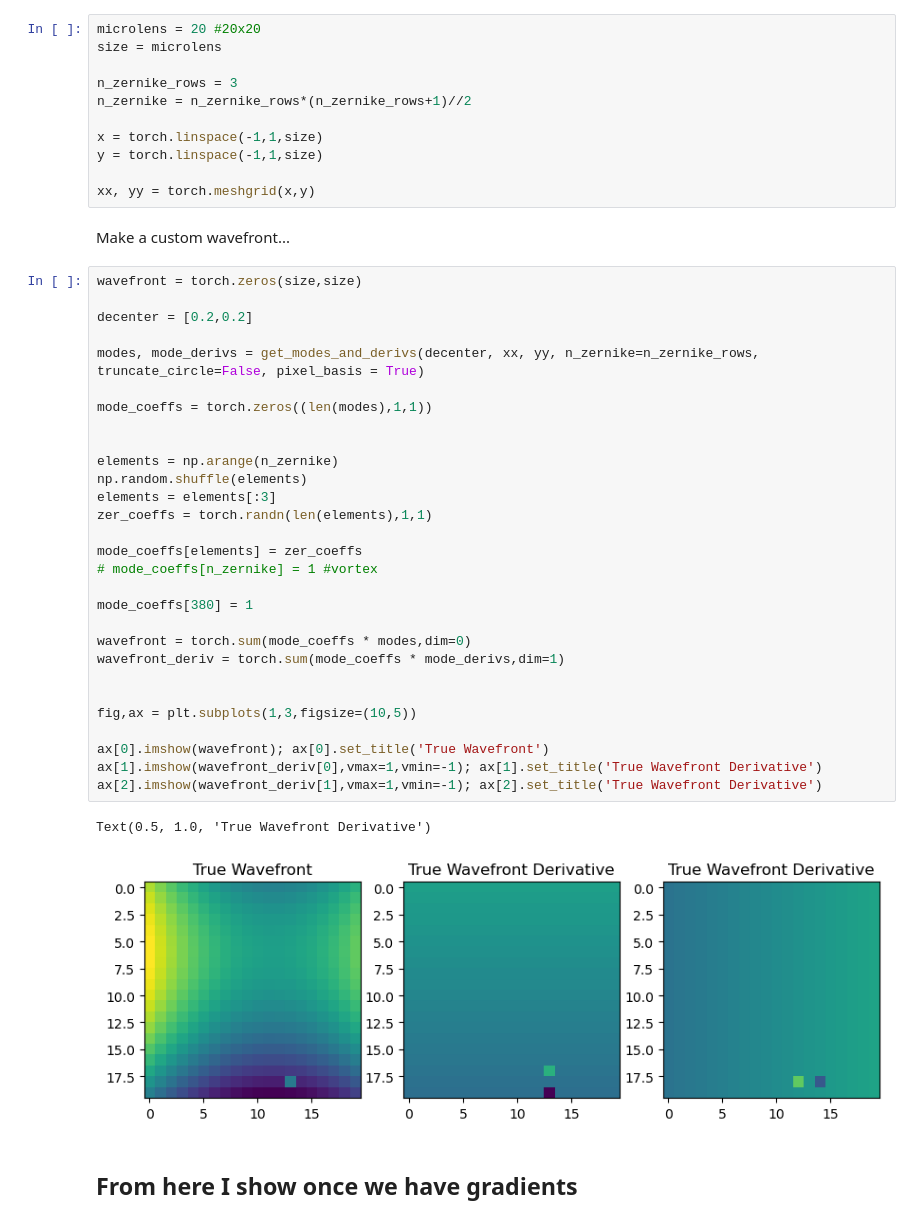
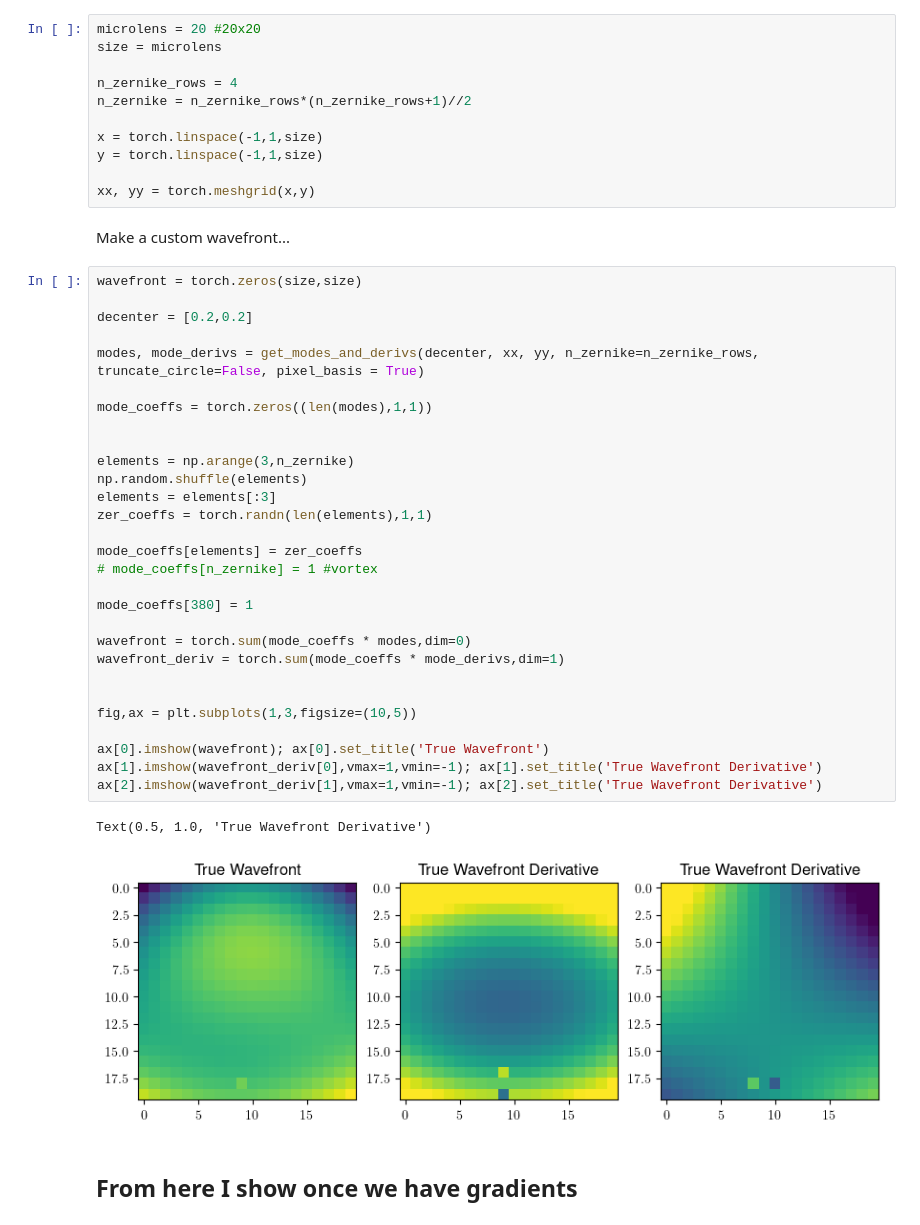
Before and after one commit to sunnyhoward/overdictionary, a Jupyter notebook: Gradient.ipynb, the cells around one changed output. Cells and saved outputs as stored; diff of their text form.

```diff
--- a/Gradient.ipynb
+++ b/Gradient.ipynb
@@ -22,7 +20,7 @@ Load the Modes and the derivatives
 microlens = 20 #20x20
 size = microlens
 
-n_zernike_rows = 3
+n_zernike_rows = 4
 n_zernike = n_zernike_rows*(n_zernike_rows+1)//2
 
 x = torch.linspace(-1,1,size)
@@ -34,35 +32,35 @@ Make a custom wavefront...
 # %%
 wavefront = torch.zeros(size,size)
 
 decenter = [0.2,0.2]
 
 modes, mode_derivs = get_modes_and_derivs(decenter, xx, yy, n_zernike=n_zernike_rows, truncate_circle=False, pixel_basis = True)
 
 mode_coeffs = torch.zeros((len(modes),1,1))
 
 
-elements = np.arange(n_zernike)
+elements = np.arange(3,n_zernike)
 np.random.shuffle(elements)
 elements = elements[:3]
 zer_coeffs = torch.randn(len(elements),1,1)
 
 mode_coeffs[elements] = zer_coeffs
 # mode_coeffs[n_zernike] = 1 #vortex
 
 mode_coeffs[380] = 1
 
 wavefront = torch.sum(mode_coeffs * modes,dim=0)
 wavefront_deriv = torch.sum(mode_coeffs * mode_derivs,dim=1)
 
 
 fig,ax = plt.subplots(1,3,figsize=(10,5))
 
 ax[0].imshow(wavefront); ax[0].set_title('True Wavefront')
 ax[1].imshow(wavefront_deriv[0],vmax=1,vmin=-1); ax[1].set_title('True Wavefront Derivative')
 ax[2].imshow(wavefront_deriv[1],vmax=1,vmin=-1); ax[2].set_title('True Wavefront Derivative')
 # %% [output]
 Text(0.5, 1.0, 'True Wavefront Derivative')
-[figure, old version]
+[figure, new version]
 # %% [markdown]
 ## From here I show once we have gradients
 # %%
```
Also changed, not shown: parts of 13 cells of this notebook, 13 other files.
